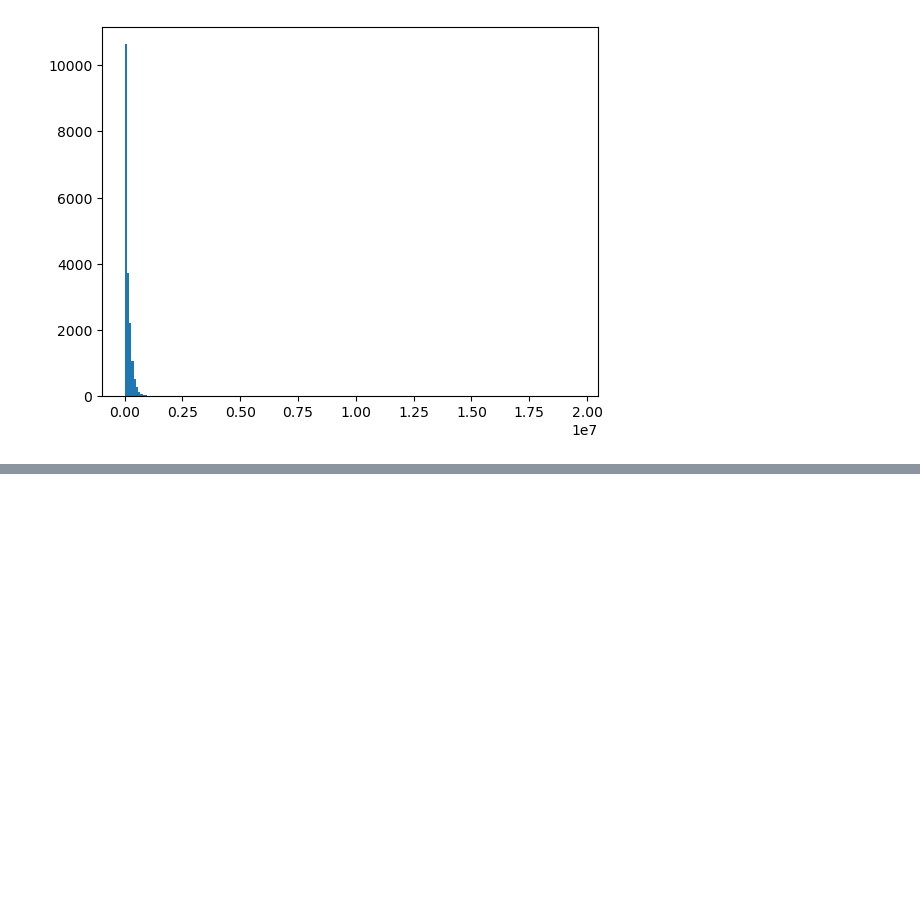
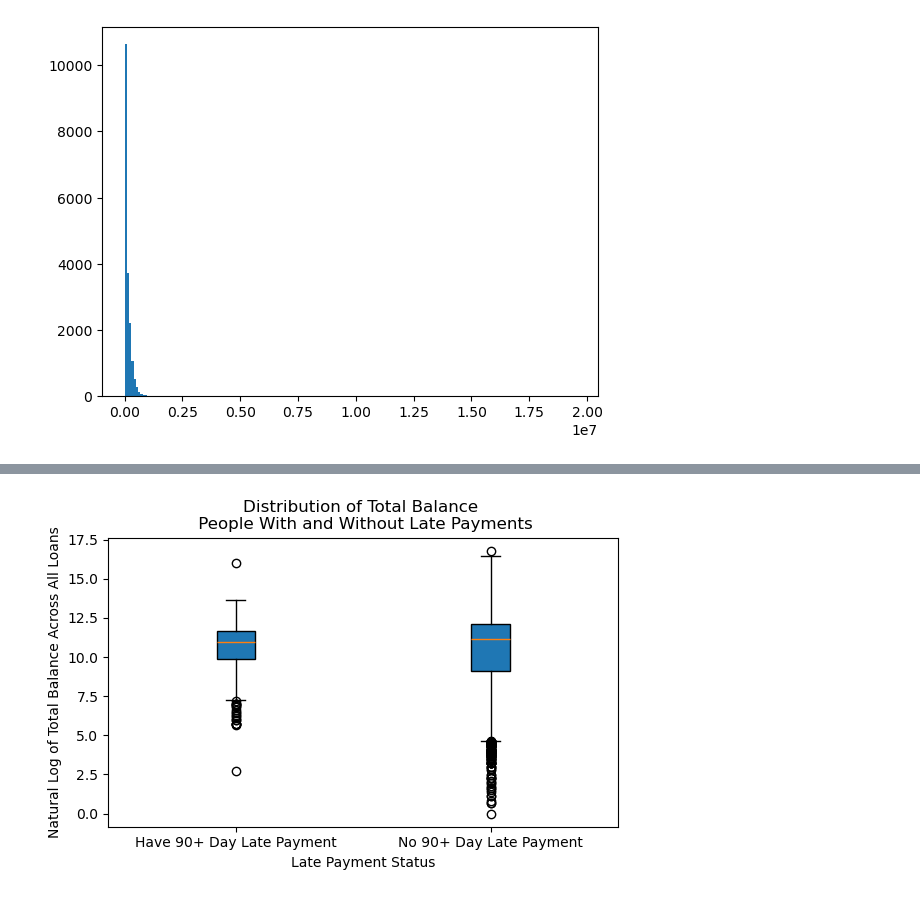
Before and after one commit to yzhao2433/LoanDelinquencyProject, a Jupyter notebook: data_prepartion.ipynb, the cells around one changed output, grey strips where cells are left out. Cells and saved outputs as stored; diff of their text form; code cells hidden in the pictures; blank space fills up the shorter version.

```diff
--- a/data_prepartion.ipynb
+++ b/data_prepartion.ipynb
@@ -384,0 +405,16 @@ See the caveats in the documentation: https://pandas.pydata.org/pandas-docs/stab
+# %%
+late = df_final_cleaned[df_final_cleaned["Late90Days"] == True]
+not_late = df_final_cleaned[df_final_cleaned["Late90Days"] == False]
+plt.figure(figsize=(6, 4))
+
+plt.boxplot([np.log(late["TotalBal"]), np.log(not_late["TotalBal"])], vert=True, patch_artist=True)
+plt.xticks([1, 2], ["Have 90+ Day Late Payment", "No 90+ Day Late Payment"])
+
+plt.ylabel("Natural Log of Total Balance Across All Loans")
+plt.xlabel("Late Payment Status")
+plt.title("Distribution of Total Balance \n People With and Without Late Payments")
+
+plt.tight_layout()
+plt.show()
+# %% [output]
+[figure, added]
```
Also changed, not shown: parts of 9 cells of this notebook, 1 other file.
